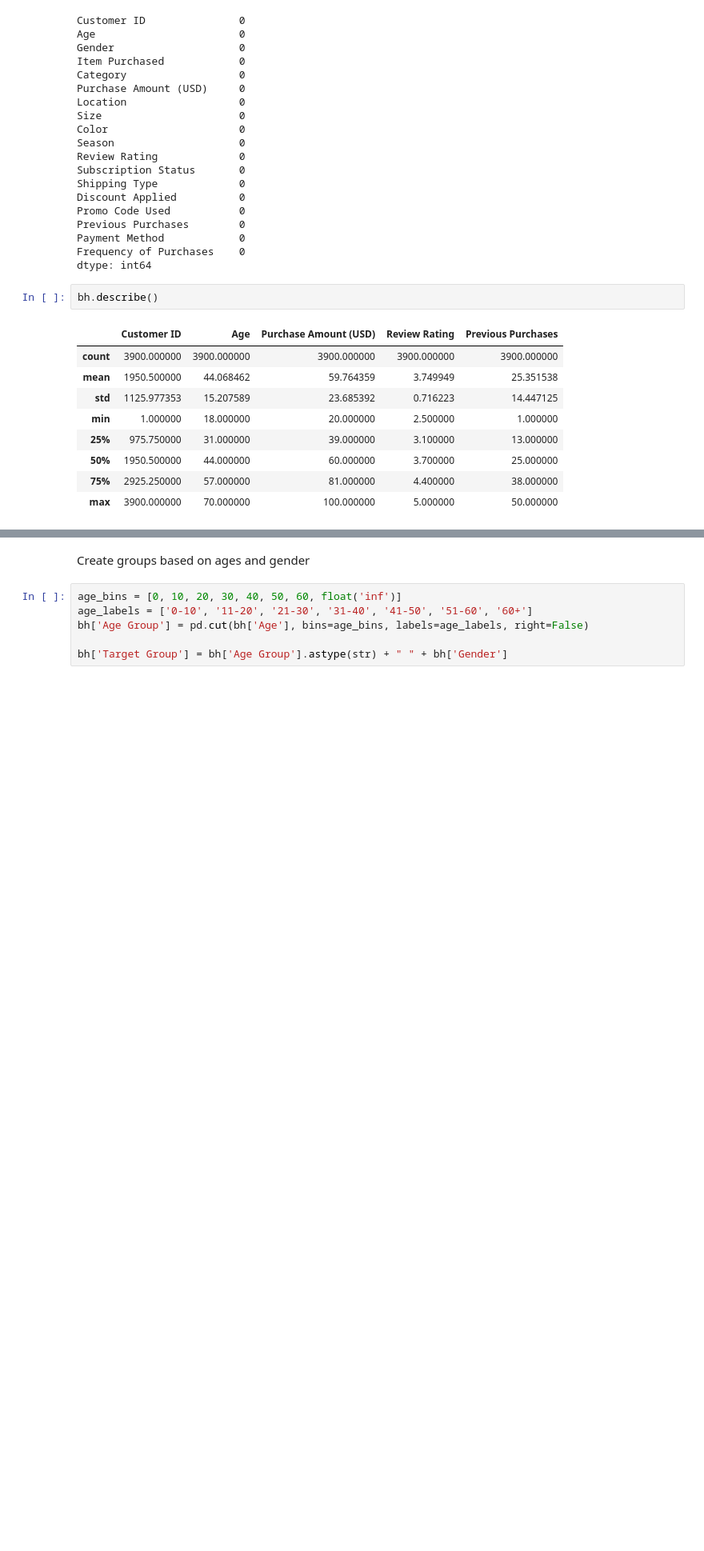
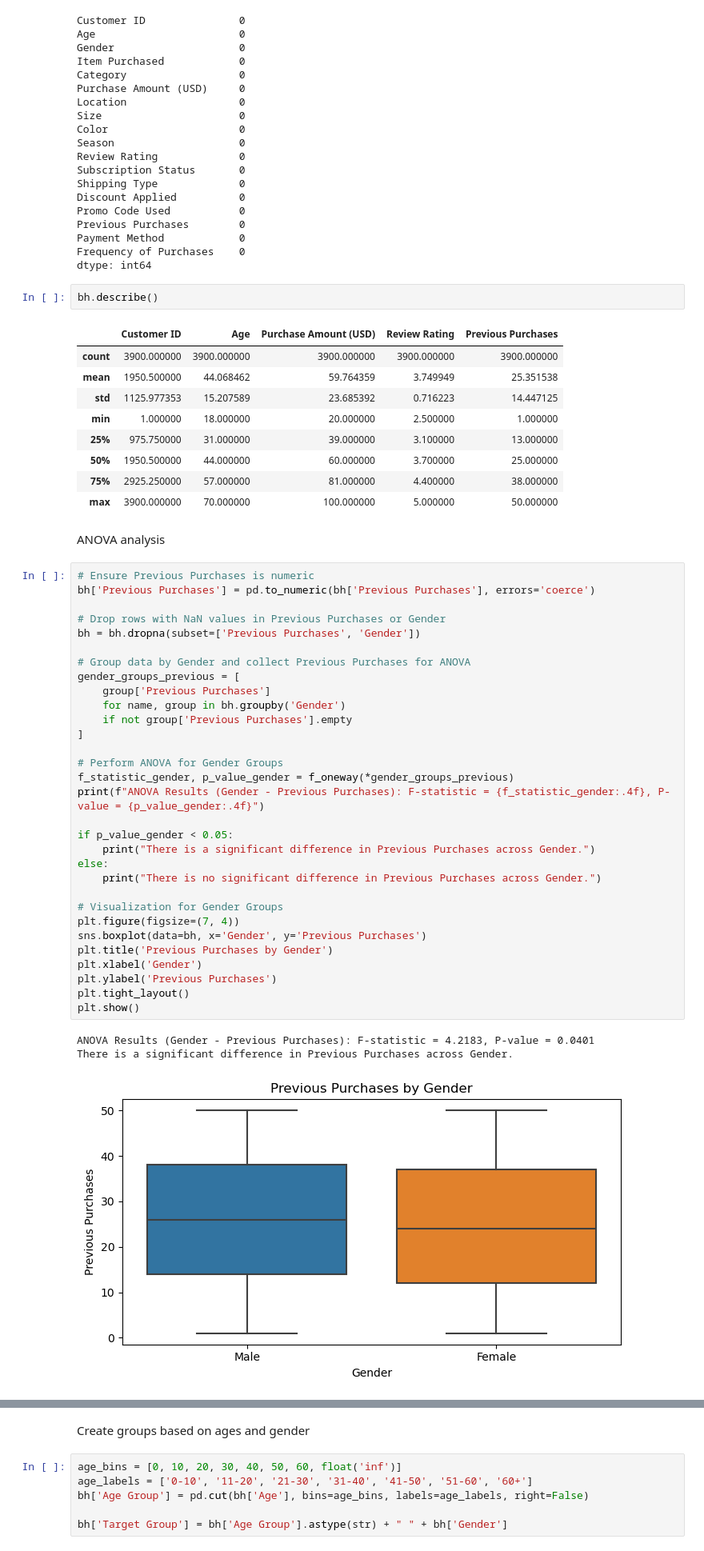
Before and after one commit to haewooklee/customer-retail-cluster, a Jupyter notebook: notebook/3 Data segmentation.ipynb, the cells around one changed output, grey strips where cells are left out. Shown: that part at 80% size. Cells and saved outputs as stored; diff of their text form; blank space fills up the shorter version.

```diff
--- a/notebook/3 Data segmentation.ipynb
+++ b/notebook/3 Data segmentation.ipynb
@@ -93,3 +87,40 @@ bh.describe()
 | 50% | 1950.500000 | 44.000000 | 60.000000 | 3.700000 | 25.000000 |
 | 75% | 2925.250000 | 57.000000 | 81.000000 | 4.400000 | 38.000000 |
 | max | 3900.000000 | 70.000000 | 100.000000 | 5.000000 | 50.000000 |
+# %% [markdown]
+ANOVA analysis
+# %%
+# Ensure Previous Purchases is numeric
+bh['Previous Purchases'] = pd.to_numeric(bh['Previous Purchases'], errors='coerce')
+
+# Drop rows with NaN values in Previous Purchases or Gender
+bh = bh.dropna(subset=['Previous Purchases', 'Gender'])
+
+# Group data by Gender and collect Previous Purchases for ANOVA
+gender_groups_previous = [
+    group['Previous Purchases']
+    for name, group in bh.groupby('Gender')
+    if not group['Previous Purchases'].empty
+]
+
+# Perform ANOVA for Gender Groups
+f_statistic_gender, p_value_gender = f_oneway(*gender_groups_previous)
+print(f"ANOVA Results (Gender - Previous Purchases): F-statistic = {f_statistic_gender:.4f}, P-value = {p_value_gender:.4f}")
+
+if p_value_gender < 0.05:
+    print("There is a significant difference in Previous Purchases across Gender.")
+else:
+    print("There is no significant difference in Previous Purchases across Gender.")
+
+# Visualization for Gender Groups
+plt.figure(figsize=(7, 4))
+sns.boxplot(data=bh, x='Gender', y='Previous Purchases')
+plt.title('Previous Purchases by Gender')
+plt.xlabel('Gender')
+plt.ylabel('Previous Purchases')
+plt.tight_layout()
+plt.show()
+# %% [output]
+ANOVA Results (Gender - Previous Purchases): F-statistic = 4.2183, P-value = 0.0401
+There is a significant difference in Previous Purchases across Gender.
+[figure, added]
```
Also changed, not shown: parts of 2 cells of this notebook.
